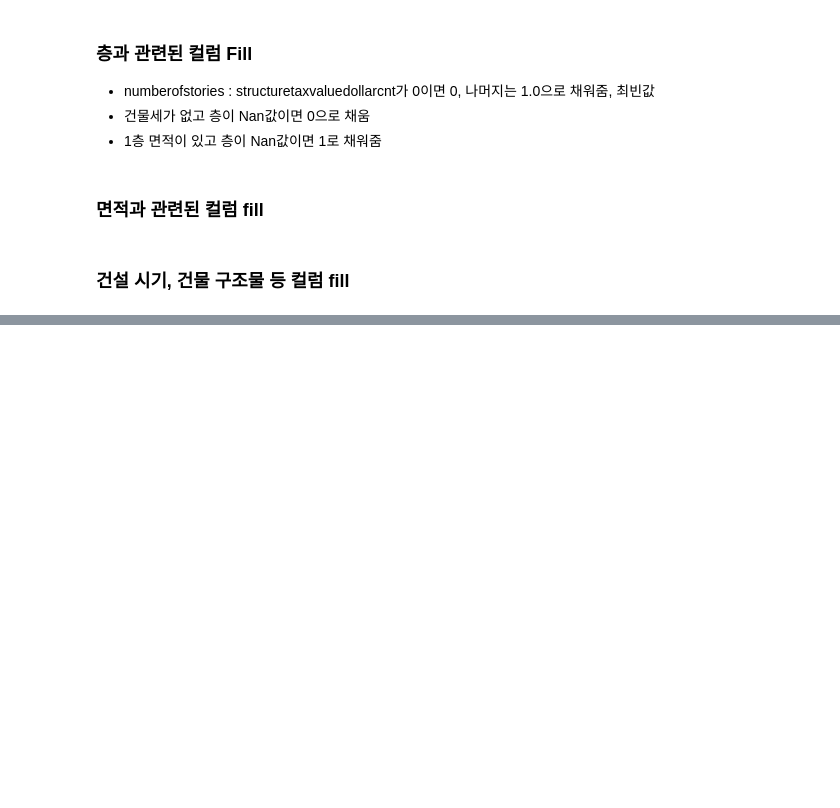
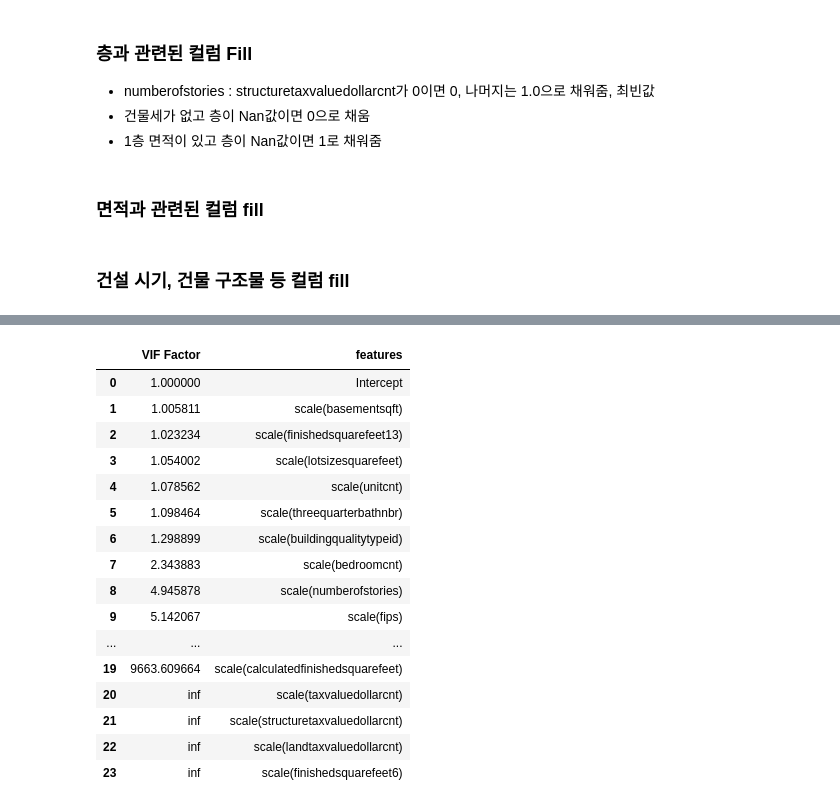
Before and after one commit to daesookimds/Zillow-Home-Value-Prediction-Project-by-Python, a Jupyter notebook: Hyungeun Yoon/Fill_NaN_Cate.ipynb, the cells around one changed output, grey strips where cells are left out. Drawn from its saved outputs; the diff is of its cells as text; code cells hidden in the pictures; blank space fills up the shorter version.

```diff
--- a/Hyungeun Yoon/Fill_NaN_Cate.ipynb
+++ b/Hyungeun Yoon/Fill_NaN_Cate.ipynb
@@ -108,0 +251,36 @@ plt.show()
+# %%
+from patsy import dmatrix
+from statsmodels.stats.outliers_influence import variance_inflation_factor
+
+
+formula  = "scale(poolsizesum) + scale(lotsizesquarefeet) + scale(garagetotalsqft) \
++scale(garagecarcnt) + scale(fullbathcnt) + scale(fips)+ scale(finishedsquarefeet6) \
++scale(finishedsquarefeet13)+scale(calculatedfinishedsquarefeet)+scale(finishedfloor1squarefeet)\
++scale(buildingqualitytypeid)+scale(bedroomcnt)+scale(bathroomcnt)\
++scale(basementsqft)+scale(poolcnt)+scale(roomcnt)+scale(numberofstories)+scale(taxvaluedollarcnt)\
++scale(unitcnt)+scale(threequarterbathnbr)+scale(structuretaxvaluedollarcnt)+scale(landtaxvaluedollarcnt)+scale(taxamount)"
+dfX = dmatrix(formula, train_2016, return_type="dataframe")
+# %%
+vif = pd.DataFrame()
+vif["VIF Factor"] = [variance_inflation_factor(dfX.values, i) for i in range(dfX.shape[1])]
+vif["features"] = dfX.columns
+vif = vif.sort_values("VIF Factor").reset_index(drop=True)
+vif
+# %% [output]
+|  | VIF Factor | features |
+| 0 | 1.000000 | Intercept |
+| 1 | 1.005811 | scale(basementsqft) |
+| 2 | 1.023234 | scale(finishedsquarefeet13) |
+| 3 | 1.054002 | scale(lotsizesquarefeet) |
+| 4 | 1.078562 | scale(unitcnt) |
+| 5 | 1.098464 | scale(threequarterbathnbr) |
+| 6 | 1.298899 | scale(buildingqualitytypeid) |
+| 7 | 2.343883 | scale(bedroomcnt) |
+| 8 | 4.945878 | scale(numberofstories) |
+| 9 | 5.142067 | scale(fips) |
+| ... | ... | ... |
+| 19 | 9663.609664 | scale(calculatedfinishedsquarefeet) |
+| 20 | inf | scale(taxvaluedollarcnt) |
+| 21 | inf | scale(structuretaxvaluedollarcnt) |
+| 22 | inf | scale(landtaxvaluedollarcnt) |
+| 23 | inf | scale(finishedsquarefeet6) |
```
Also changed, not shown: parts of 22 cells of this notebook.
